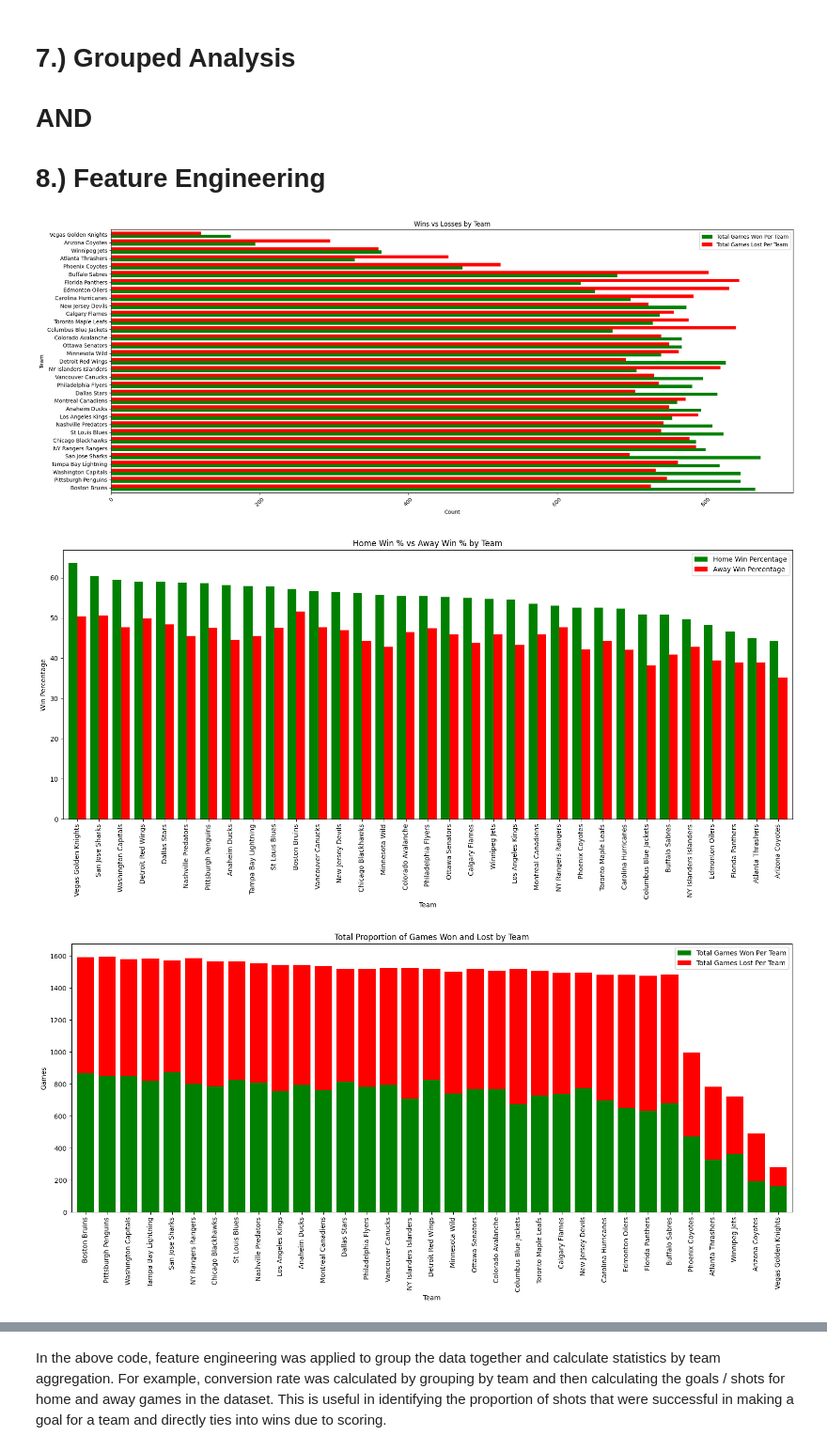
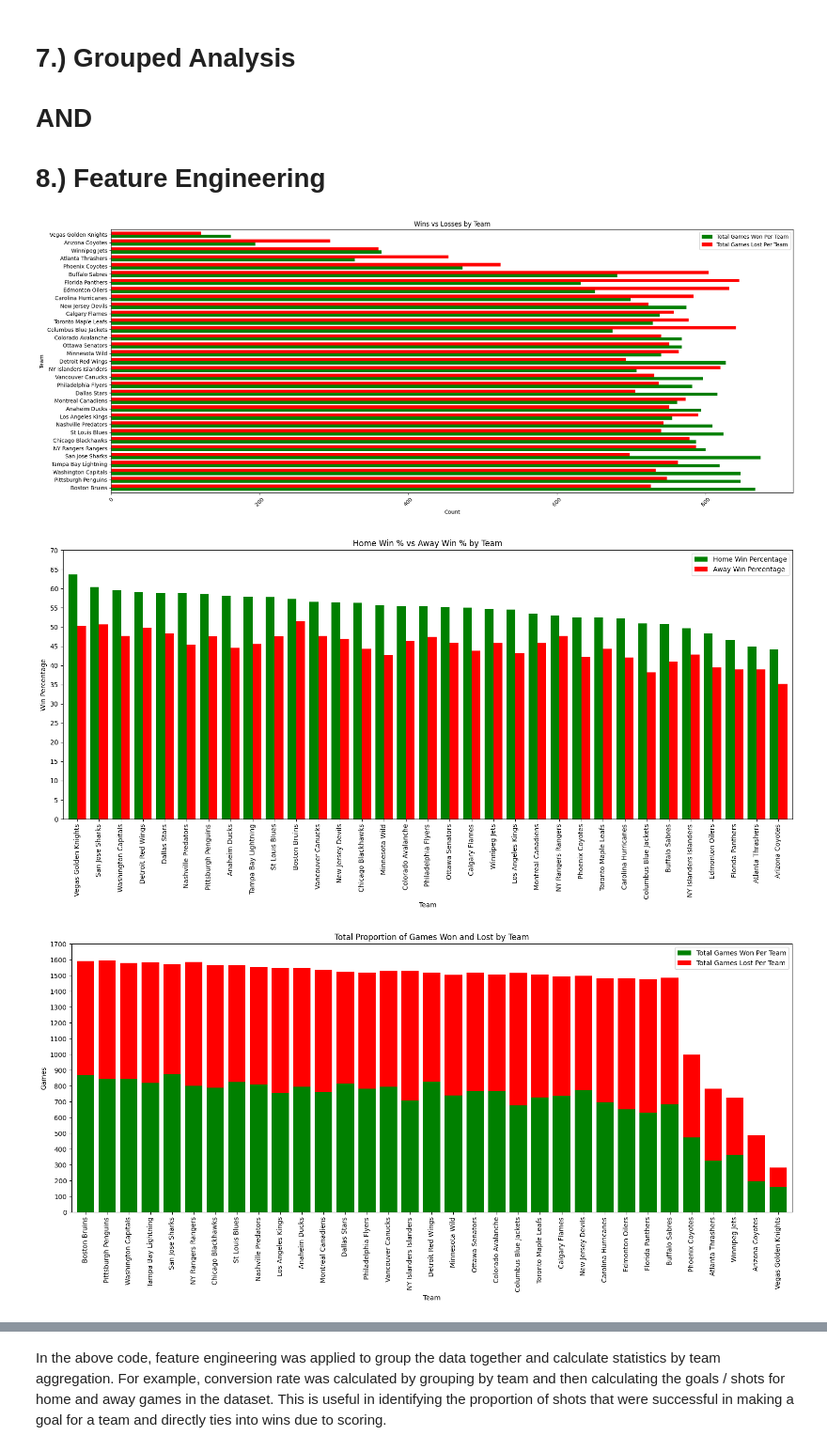
Before and after one commit to ckbaker78/homework3-, a Jupyter notebook: FINAL PROJECT /dx602_final_project.ipynb, the cells around one changed output, grey strips where cells are left out. Shown at 94% size. Saved outputs shown, nothing was run; the diff lists cells and outputs as text; code cells hidden in the pictures.

```diff
--- a/FINAL PROJECT /dx602_final_project.ipynb
+++ b/FINAL PROJECT /dx602_final_project.ipynb
@@ -646,6 +646,7 @@ plt.title('Home Win % vs Away Win % by Team')
 plt.xlabel('Team')
 plt.ylabel('Win Percentage')
 plt.xticks(rotation=90)
+plt.yticks(range(0,75,5))
 plt.tight_layout()
 plt.show()
 
@@ -663,6 +664,7 @@ plt.title('Total Proportion of Games Won and Lost by Team')
 plt.xlabel('Team')
 plt.ylabel('Games')
 plt.xticks(rotation=90)
+plt.yticks(range(0,1750,100))
 plt.tight_layout()
 plt.show()
 
@@ -681,35 +683,35 @@ plt.show()
 
 average_goals_per_team = games_status_data_frame.sort_values('Average Goals Per Team', ascending = False)
 
 plt.figure(figsize=(16,8))
 plt.bar(average_goals_per_team['Team Name'], average_goals_per_team['Average Goals Per Team'])
 plt.xticks(rotation=90)
 plt.title('Goal Average By Team')
 plt.xlabel('Team')
 plt.ylabel('Goal Average')
 plt.tight_layout()
 plt.show()
 
 
 conversion_df = conversion_df.sort_values('Home Conversion %', ascending=False)
 
 conversion_df.plot(
     kind='barh',
     figsize=(16,10),
     width=0.8,
     color=['green', 'orange']
 )
 
 plt.title('Home vs Away Shot Conversion by Team (Goals / Shots)')
 plt.xlabel('Conversion %')
 plt.ylabel('Team')
 plt.xlim(0, 0.15)
 plt.tight_layout()
 plt.show()
 # %% [output]
 [figure]
-[figure, old version]
+[figure, new version]
-[figure, old version]
+[figure, new version]
 [figure]
 [figure]
 [figure]
```
Also changed, not shown: parts of 4 cells of this notebook.
